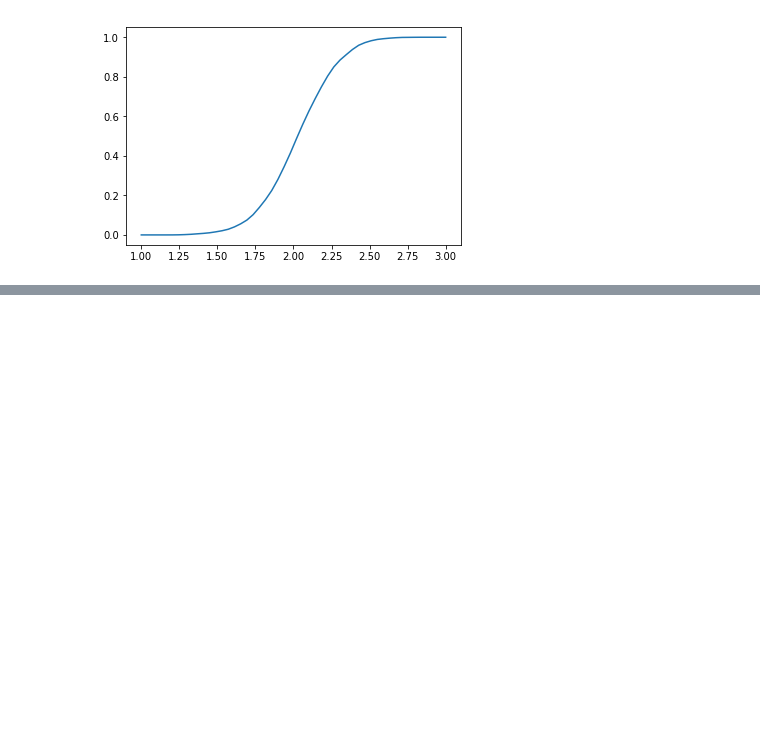
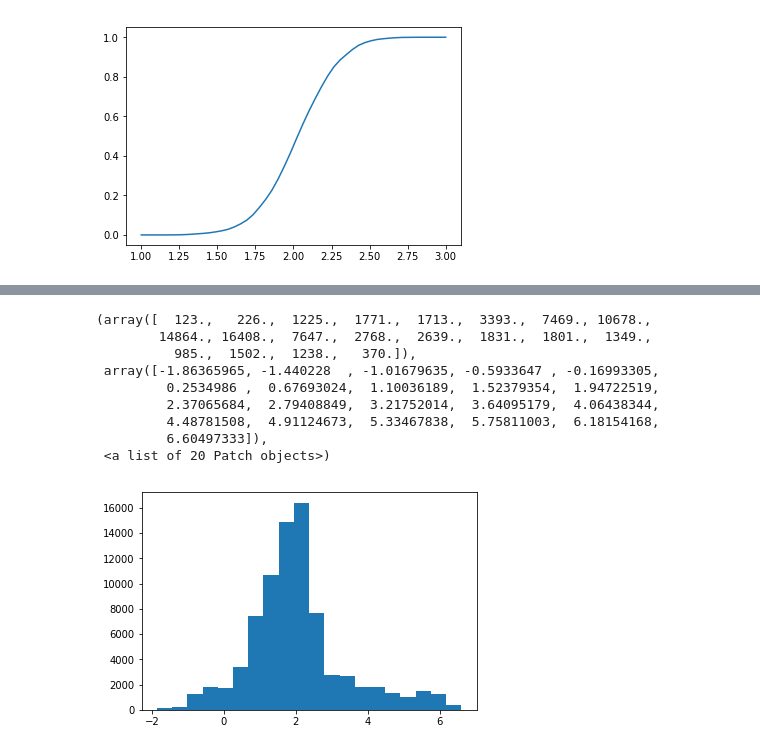
Before and after one commit to simeneide/phd-notes, a Jupyter notebook: stk4021/Exercises 28 sept.ipynb, the cells around one changed output, grey strips where cells are left out. Cells and saved outputs as stored; diff of their text form; code cells hidden in the pictures; blank space fills up the shorter version.

```diff
--- a/stk4021/Exercises 28 sept.ipynb
+++ b/stk4021/Exercises 28 sept.ipynb
@@ -248,0 +299,13 @@ MCMC exercise: attempt to set up an MCMC to simulate from the target density of
+# %%
+plt.hist(theta[20000:], bins = 20)
+# %% [output]
+(array([  123.,   226.,  1225.,  1771.,  1713.,  3393.,  7469., 10678.,
+        14864., 16408.,  7647.,  2768.,  2639.,  1831.,  1801.,  1349.,
+          985.,  1502.,  1238.,   370.]),
+ array([-1.86365965, -1.440228  , -1.01679635, -0.5933647 , -0.16993305,
+         0.2534986 ,  0.67693024,  1.10036189,  1.52379354,  1.94722519,
+         2.37065684,  2.79408849,  3.21752014,  3.64095179,  4.06438344,
+         4.48781508,  4.91124673,  5.33467838,  5.75811003,  6.18154168,
+         6.60497333]),
+ <a list of 20 Patch objects>)
+[figure, added]
```
Also changed, not shown: parts of 10 cells of this notebook, 2 other files.
